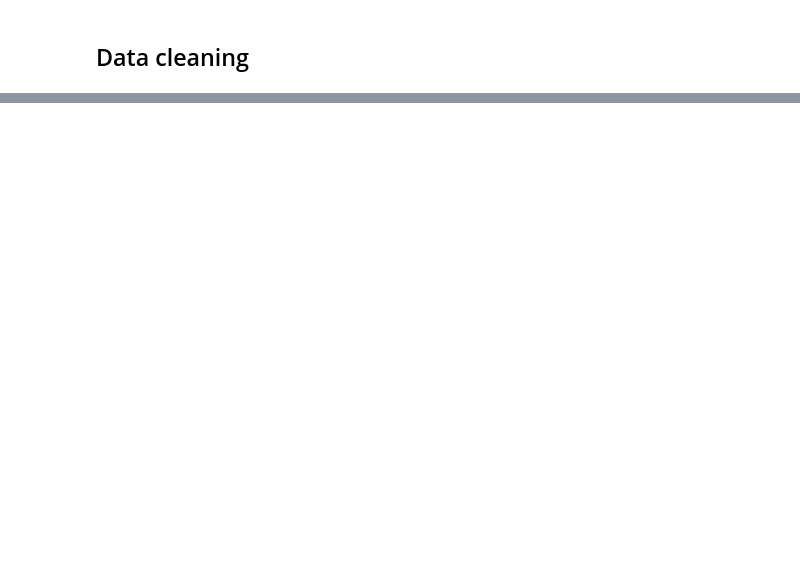
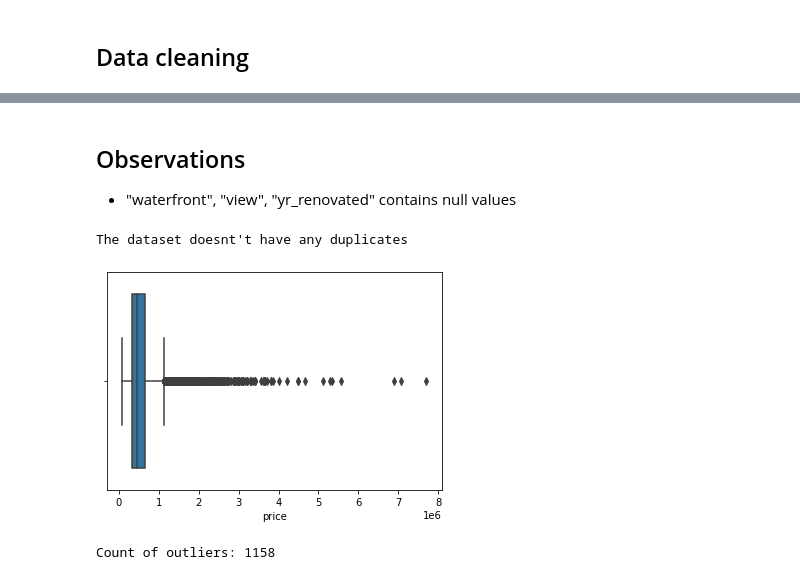
Before and after one commit to ochiengcalvince/king_house_prediction, a Jupyter notebook: student.ipynb, the cells around one changed output, grey strips where cells are left out. Saved outputs shown, nothing was run; the diff lists cells and outputs as text; code cells hidden in the pictures; blank space fills up the shorter version.

```diff
--- a/student.ipynb
+++ b/student.ipynb
@@ -164,3 +178,0 @@ houses_df.duplicated().sum()
-# %%
-#replacing null values in the dataset
-houses_df.replace(inplace = True)
@@ -184,0 +204,31 @@ dtype: object
+# %% [markdown]
+## Observations
+* "waterfront", "view", "yr_renovated" contains null values
+# %%
+#checking for duplicates
+row,col = houses_df.shape
+houses_df.drop_duplicates(inplace = True)
+
+if houses_df.shape==(row,col):
+    print('The dataset doesnt\'t have any duplicates')
+else:
+    print('The dataset have duplicates')
+# %% [output]
+The dataset doesnt't have any duplicates
+# %%
+#box plot showing outliers on the price column
+sns.boxplot(x=houses_df['price']);
+# %% [output]
+[figure, added]
+# %%
+#checking for outliers
+def outlier(data):
+    q1=data.quantile(0.25)
+    q3=data.quantile(0.75)
+    IQR=q3-q1
+    outliers = data[((data<(q1-1.5*IQR)) | (data>(q3+1.5*IQR)))]
+    return outliers
+# Checking the number of outliers in the 'price' column
+print("Count of outliers:",outlier(houses_df.price).count())
+# %% [output]
+Count of outliers: 1158
```
Also changed, not shown: parts of 74 cells of this notebook, 1 other file.
